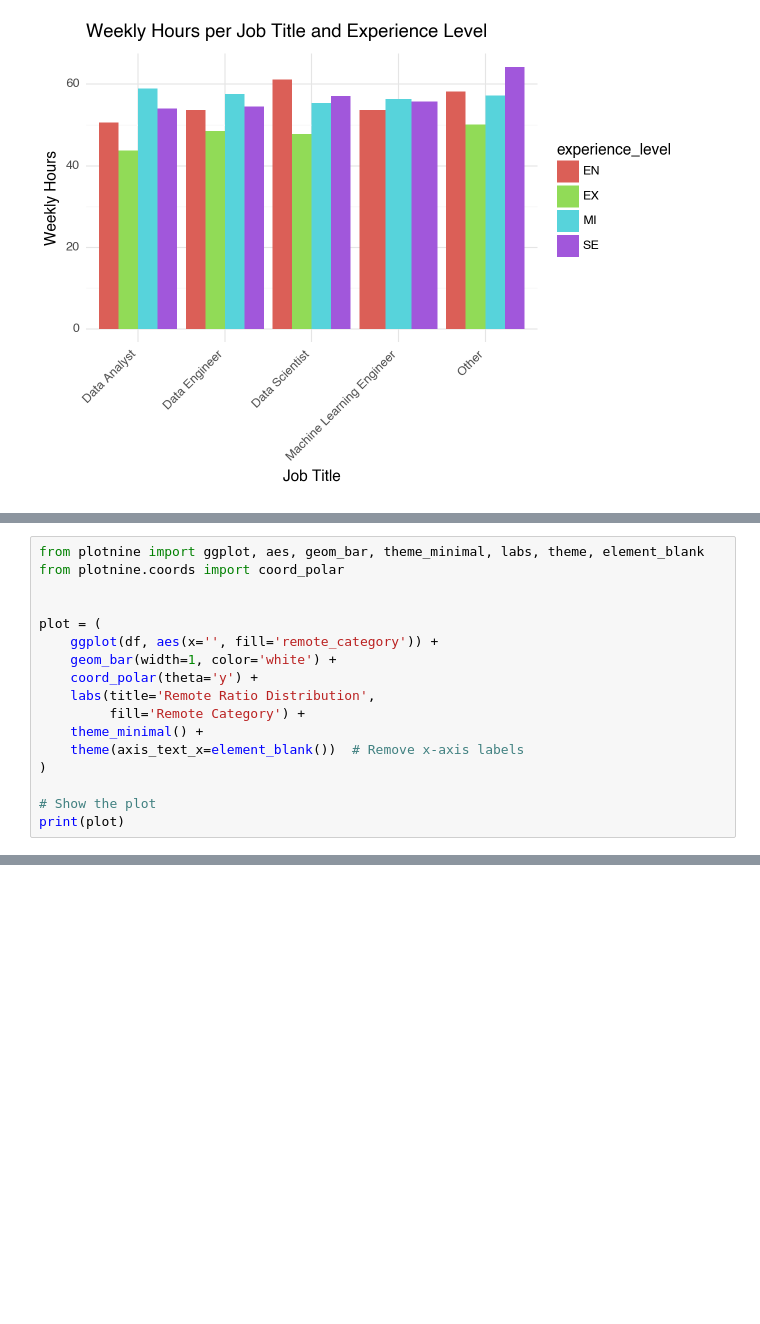
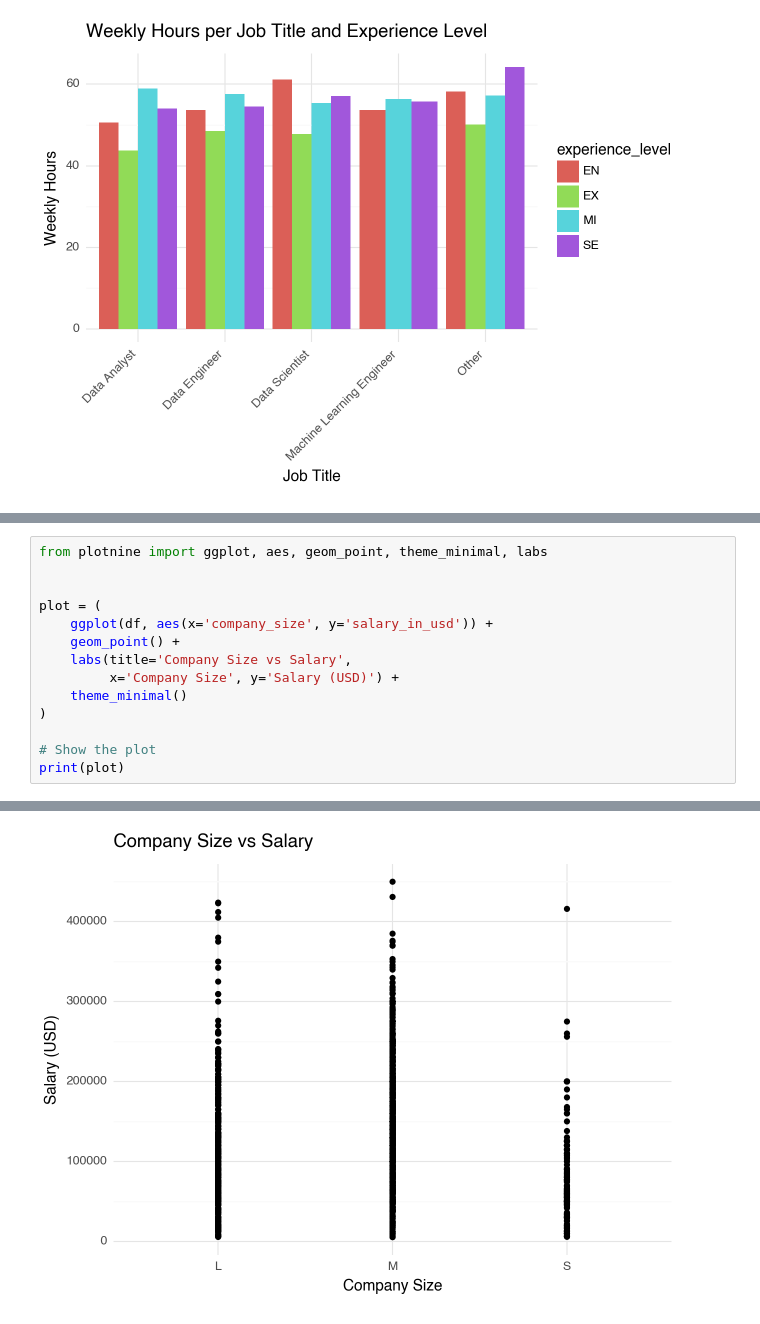
Before and after one commit to yassinex02/dataviz_part1, a Jupyter notebook: main.ipynb, the cells around one changed output, grey strips where cells are left out. Cells and saved outputs as stored; diff of their text form; blank space fills up the shorter version.

```diff
--- a/main.ipynb
+++ b/main.ipynb
@@ -190,16 +204,13 @@ print(plot)
 # %%
-from plotnine import ggplot, aes, geom_bar, theme_minimal, labs, theme, element_blank
-from plotnine.coords import coord_polar
+from plotnine import ggplot, aes, geom_point, theme_minimal, labs
 
 
 plot = (
-    ggplot(df, aes(x='', fill='remote_category')) +
-    geom_bar(width=1, color='white') +
-    coord_polar(theta='y') +
-    labs(title='Remote Ratio Distribution',
-         fill='Remote Category') +
-    theme_minimal() +
-    theme(axis_text_x=element_blank())  # Remove x-axis labels
+    ggplot(df, aes(x='company_size', y='salary_in_usd')) +
+    geom_point() +
+    labs(title='Company Size vs Salary',
+         x='Company Size', y='Salary (USD)') +
+    theme_minimal()
 )
 
 # Show the plot
@@ -208,0 +219 @@ ImportError: cannot import name 'coord_polar' from 'plotnine' (/Users/yassine/mi
+[figure, added]
```
Also changed, not shown: parts of 6 cells of this notebook, 1 other file.
